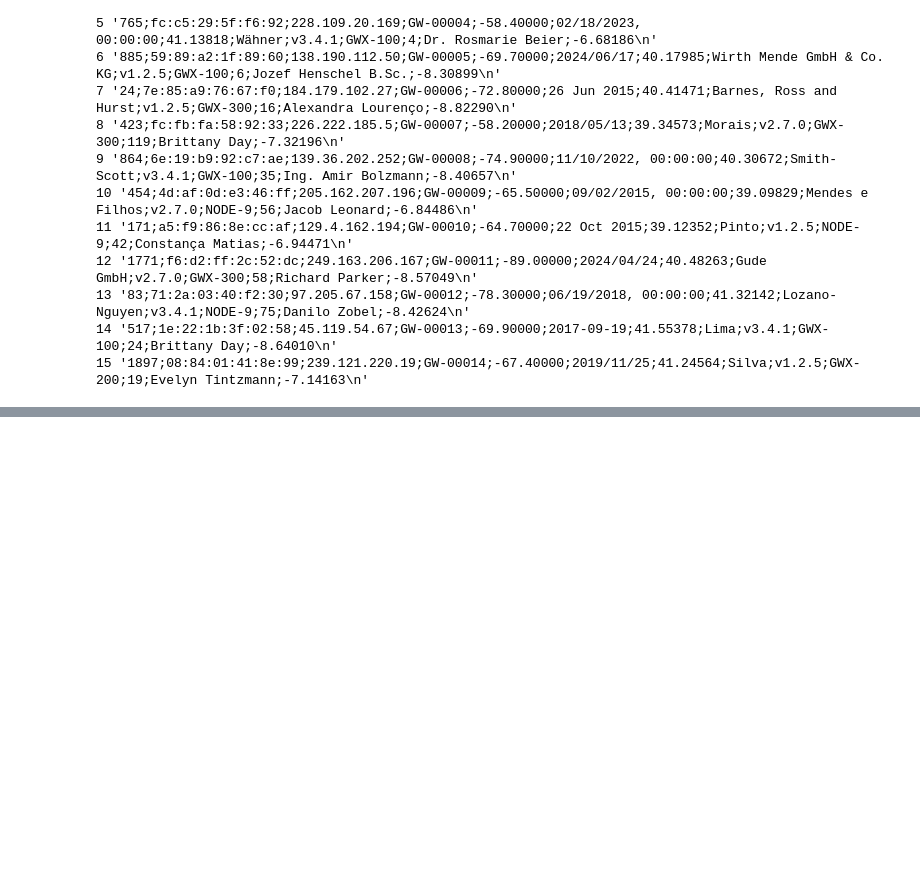
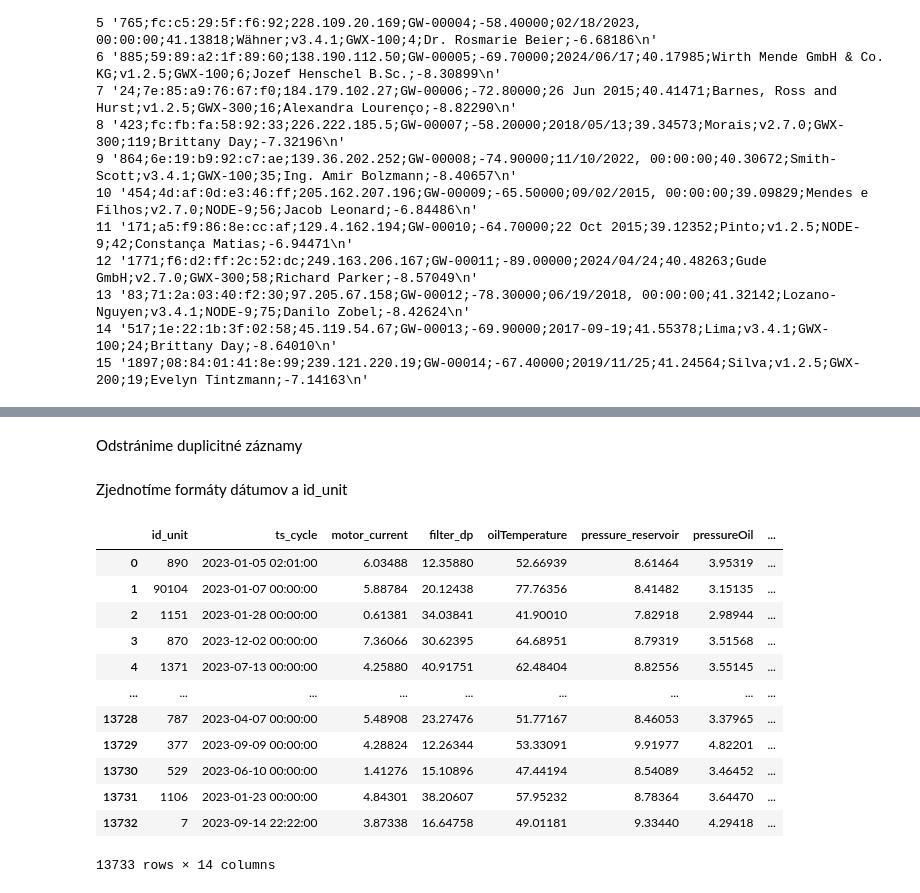
Before and after one commit to kavonada/IAU_zadanie, a Jupyter notebook: projekt.ipynb, the cells around one changed output, grey strips where cells are left out. Cells and saved outputs as stored; diff of their text form; code cells hidden in the pictures; blank space fills up the shorter version.

```diff
--- a/projekt.ipynb
+++ b/projekt.ipynb
@@ -141,0 +224,25 @@ with open("data/gateways.csv", "r", encoding="utf-8", errors="replace") as f:
+# %% [markdown]
+Odstránime duplicitné záznamy
+# %%
+readings_data = readings_data.drop_duplicates()
+# %% [markdown]
+Zjednotíme formáty dátumov a id_unit
+# %%
+readings_data['ts_cycle'] = pd.to_datetime(readings_data['ts_cycle'], format='mixed', errors='coerce')
+
+readings_data['id_unit'] = (readings_data['id_unit'].astype(str).str.extract(r'(\d+)')[0].astype('Int64'))
+readings_data
+# %% [output]
+|  | id_unit | ts_cycle | motor_current | filter_dp | oilTemperature | pressure_reservoir | pressureOil | ... |
+| 0 | 890 | 2023-01-05 02:01:00 | 6.03488 | 12.35880 | 52.66939 | 8.61464 | 3.95319 | ... |
+| 1 | 90104 | 2023-01-07 00:00:00 | 5.88784 | 20.12438 | 77.76356 | 8.41482 | 3.15135 | ... |
+| 2 | 1151 | 2023-01-28 00:00:00 | 0.61381 | 34.03841 | 41.90010 | 7.82918 | 2.98944 | ... |
+| 3 | 870 | 2023-12-02 00:00:00 | 7.36066 | 30.62395 | 64.68951 | 8.79319 | 3.51568 | ... |
+| 4 | 1371 | 2023-07-13 00:00:00 | 4.25880 | 40.91751 | 62.48404 | 8.82556 | 3.55145 | ... |
+| ... | ... | ... | ... | ... | ... | ... | ... | ... |
+| 13728 | 787 | 2023-04-07 00:00:00 | 5.48908 | 23.27476 | 51.77167 | 8.46053 | 3.37965 | ... |
+| 13729 | 377 | 2023-09-09 00:00:00 | 4.28824 | 12.26344 | 53.33091 | 9.91977 | 4.82201 | ... |
+| 13730 | 529 | 2023-06-10 00:00:00 | 1.41276 | 15.10896 | 47.44194 | 8.54089 | 3.46452 | ... |
+| 13731 | 1106 | 2023-01-23 00:00:00 | 4.84301 | 38.20607 | 57.95232 | 8.78364 | 3.64470 | ... |
+| 13732 | 7 | 2023-09-14 22:22:00 | 3.87338 | 16.64758 | 49.01181 | 9.33440 | 4.29418 | ... |
+13733 rows × 14 columns
```
Also changed, not shown: parts of 17 cells of this notebook.
